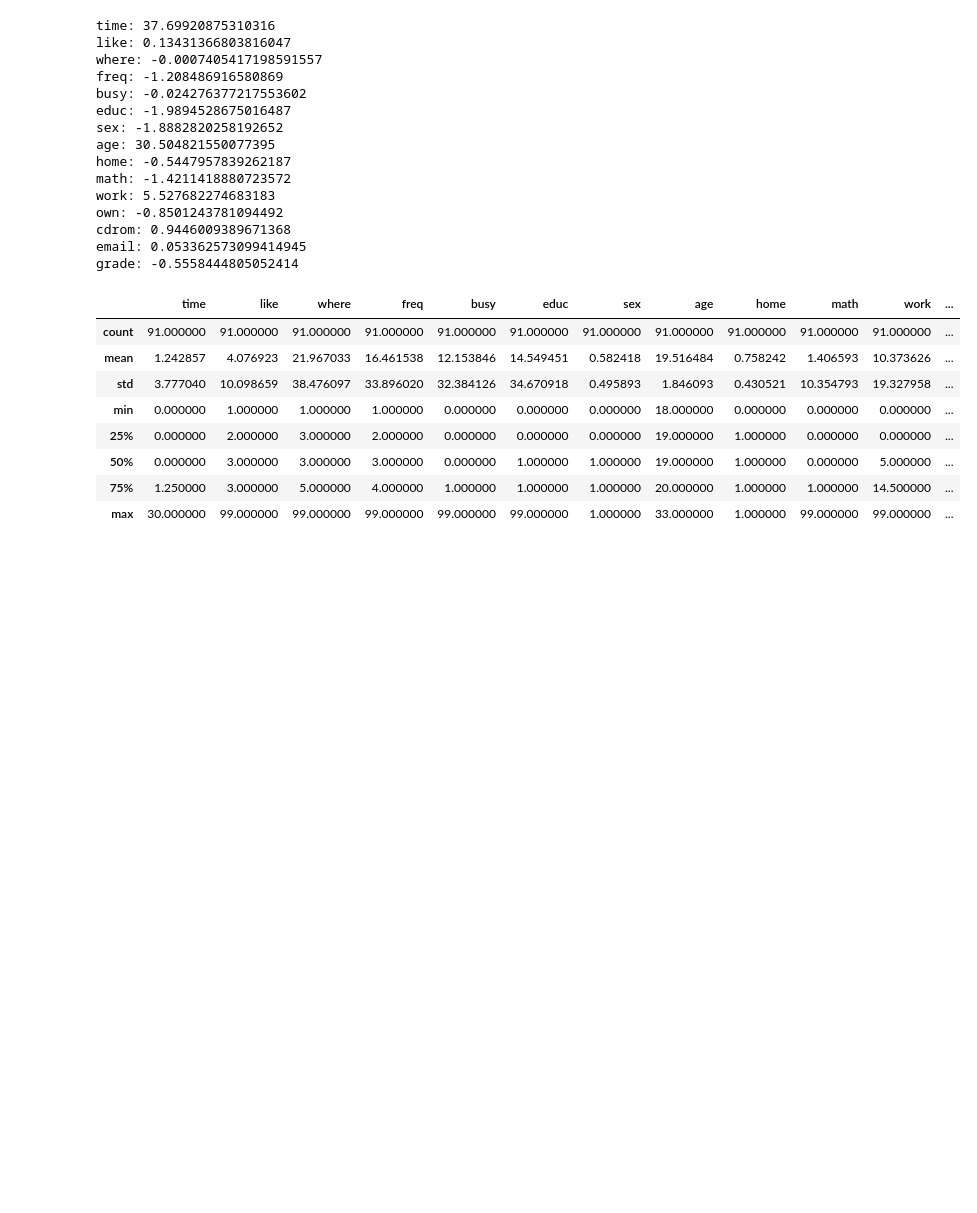
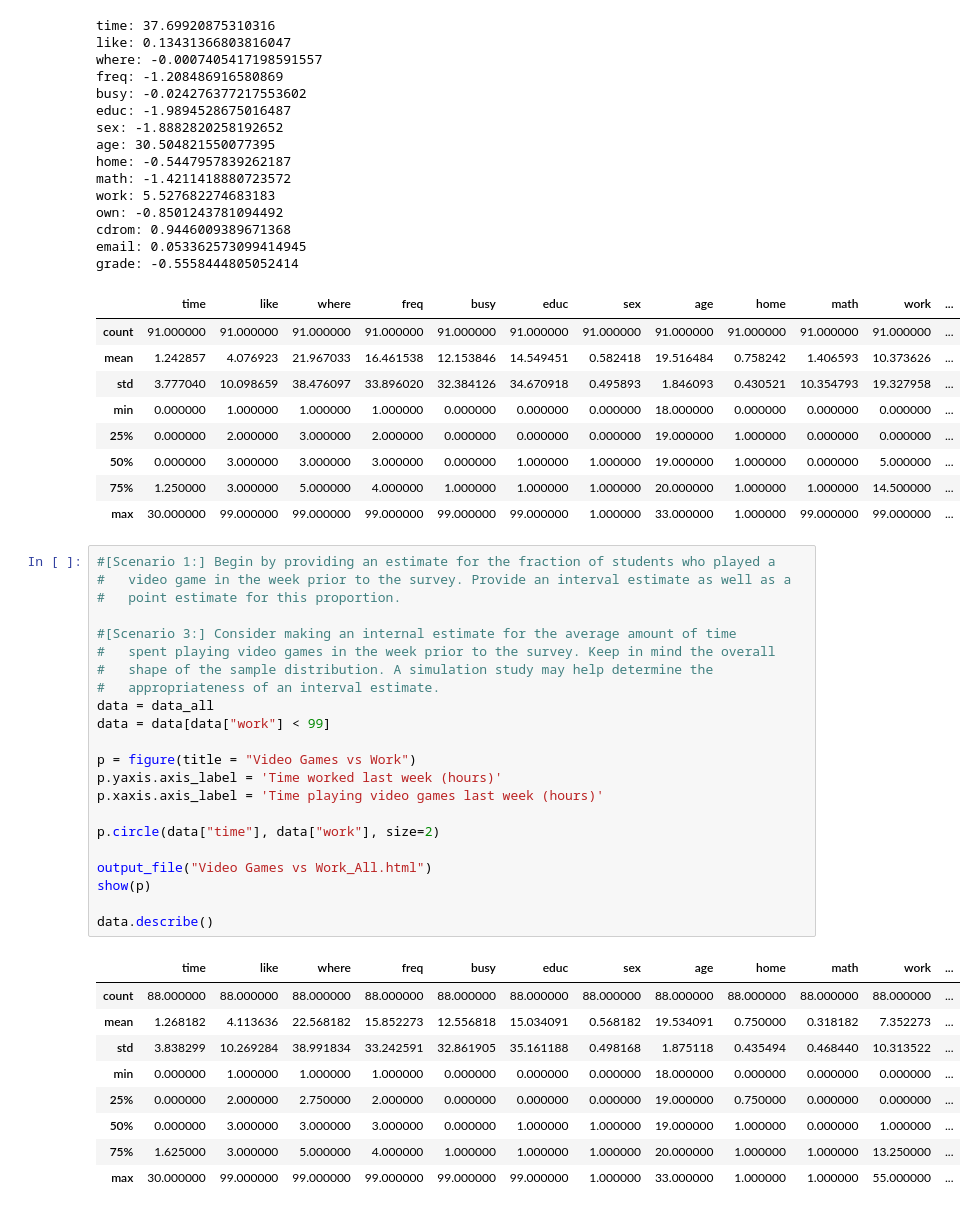
Before and after one commit to msheker/VideoGameSurvey, a Jupyter notebook: Untitled.ipynb, the cells around one changed output. Cells and saved outputs as stored; diff of their text form; blank space fills up the shorter version.

```diff
--- a/Untitled.ipynb
+++ b/Untitled.ipynb
@@ -136,3 +138,35 @@ grade: -0.5558444805052414
 | 50% | 0.000000 | 3.000000 | 3.000000 | 3.000000 | 0.000000 | 1.000000 | 1.000000 | 19.000000 | 1.000000 | 0.000000 | 5.000000 | ... |
 | 75% | 1.250000 | 3.000000 | 5.000000 | 4.000000 | 1.000000 | 1.000000 | 1.000000 | 20.000000 | 1.000000 | 1.000000 | 14.500000 | ... |
 | max | 30.000000 | 99.000000 | 99.000000 | 99.000000 | 99.000000 | 99.000000 | 1.000000 | 33.000000 | 1.000000 | 99.000000 | 99.000000 | ... |
+# %%
+#[Scenario 1:] Begin by providing an estimate for the fraction of students who played a
+#   video game in the week prior to the survey. Provide an interval estimate as well as a
+#   point estimate for this proportion.
+
+#[Scenario 3:] Consider making an internal estimate for the average amount of time
+#   spent playing video games in the week prior to the survey. Keep in mind the overall
+#   shape of the sample distribution. A simulation study may help determine the
+#   appropriateness of an interval estimate.
+data = data_all
+data = data[data["work"] < 99]
+
+p = figure(title = "Video Games vs Work")
+p.yaxis.axis_label = 'Time worked last week (hours)'
+p.xaxis.axis_label = 'Time playing video games last week (hours)'
+
+p.circle(data["time"], data["work"], size=2)
+
+output_file("Video Games vs Work_All.html")
+show(p)
+
+data.describe()
+# %% [output]
+|  | time | like | where | freq | busy | educ | sex | age | home | math | work | ... |
+| count | 88.000000 | 88.000000 | 88.000000 | 88.000000 | 88.000000 | 88.000000 | 88.000000 | 88.000000 | 88.000000 | 88.000000 | 88.000000 | ... |
+| mean | 1.268182 | 4.113636 | 22.568182 | 15.852273 | 12.556818 | 15.034091 | 0.568182 | 19.534091 | 0.750000 | 0.318182 | 7.352273 | ... |
+| std | 3.838299 | 10.269284 | 38.991834 | 33.242591 | 32.861905 | 35.161188 | 0.498168 | 1.875118 | 0.435494 | 0.468440 | 10.313522 | ... |
+| min | 0.000000 | 1.000000 | 1.000000 | 1.000000 | 0.000000 | 0.000000 | 0.000000 | 18.000000 | 0.000000 | 0.000000 | 0.000000 | ... |
+| 25% | 0.000000 | 2.000000 | 2.750000 | 2.000000 | 0.000000 | 0.000000 | 0.000000 | 19.000000 | 0.750000 | 0.000000 | 0.000000 | ... |
+| 50% | 0.000000 | 3.000000 | 3.000000 | 3.000000 | 0.000000 | 1.000000 | 1.000000 | 19.000000 | 1.000000 | 0.000000 | 1.000000 | ... |
+| 75% | 1.625000 | 3.000000 | 5.000000 | 4.000000 | 1.000000 | 1.000000 | 1.000000 | 20.000000 | 1.000000 | 1.000000 | 13.250000 | ... |
+| max | 30.000000 | 99.000000 | 99.000000 | 99.000000 | 99.000000 | 99.000000 | 1.000000 | 33.000000 | 1.000000 | 1.000000 | 55.000000 | ... |
```
Also changed, not shown: parts of 2 cells of this notebook, 1 other file.
